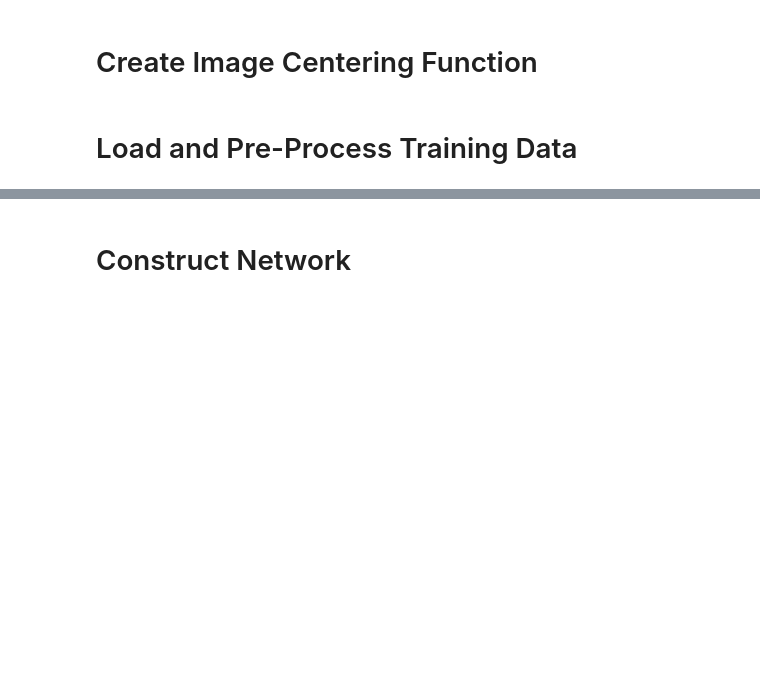
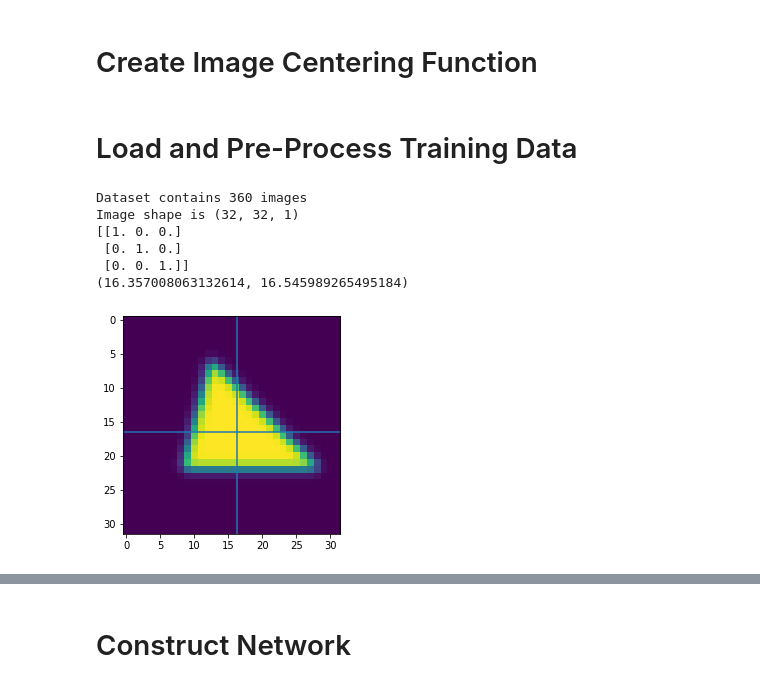
Before and after one commit to SEMOrientation/Y4ProjectNotebooks, a Jupyter notebook: 2D_Network.ipynb, the cells around one changed output, grey strips where cells are left out. Saved outputs shown, nothing was run; the diff lists cells and outputs as text; code cells hidden in the pictures; blank space fills up the shorter version.

Commit message:
Refactor data loading into a new object

```diff
--- a/2D_Network.ipynb
+++ b/2D_Network.ipynb
@@ -187 +281,29 @@ def centre_image(a: np.ndarray, target_centre=(0,0)):
+# %%
+RESIZE_SHAPE = (32, 32) # (x, y)
+
+GAUSS_RADIUS = 1 * RESIZE_SHAPE[0]/50
+
+training_data = DataLoader(os.path.join(DATASET_DIR, "train"),
+                           onload=[
+                                   onload_ResizeImage(RESIZE_SHAPE),
+                                   onload_GaussianBlur(GAUSS_RADIUS),
+                                   ])
+
+im0 = training_data.xdata[0,:,:].reshape(RESIZE_SHAPE).T
+rot0 = training_data.ydata[0]
+plt.imshow(im0)
+COM = ndimage.measurements.center_of_mass(im0.T)
+plt.axvline(COM[0])
+plt.axhline(COM[1])
+print(rot0)
+print(COM)
+plt.show()
+# %% [output]
+Dataset contains 360 images
+Image shape is (32, 32, 1)
+[[1. 0. 0.]
+ [0. 1. 0.]
+ [0. 0. 1.]]
+(16.357008063132614, 16.545989265495184)
+[figure, added]
 # %%
```
Also changed, not shown: parts of 5 cells of this notebook.
